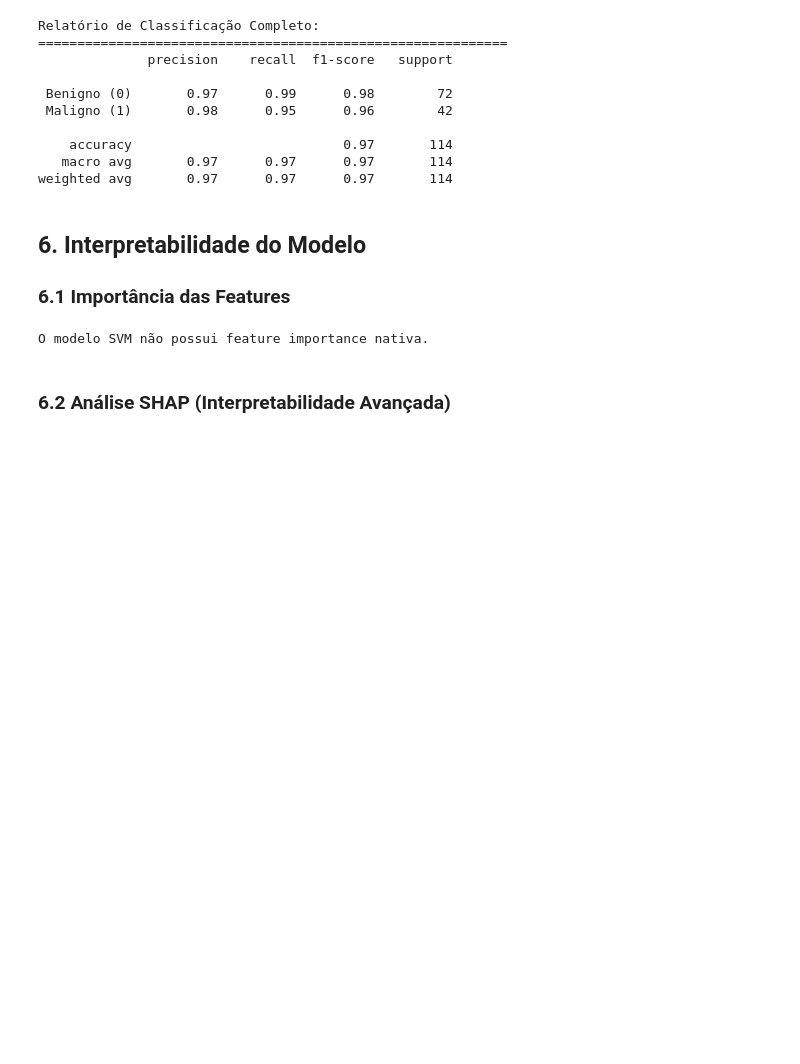
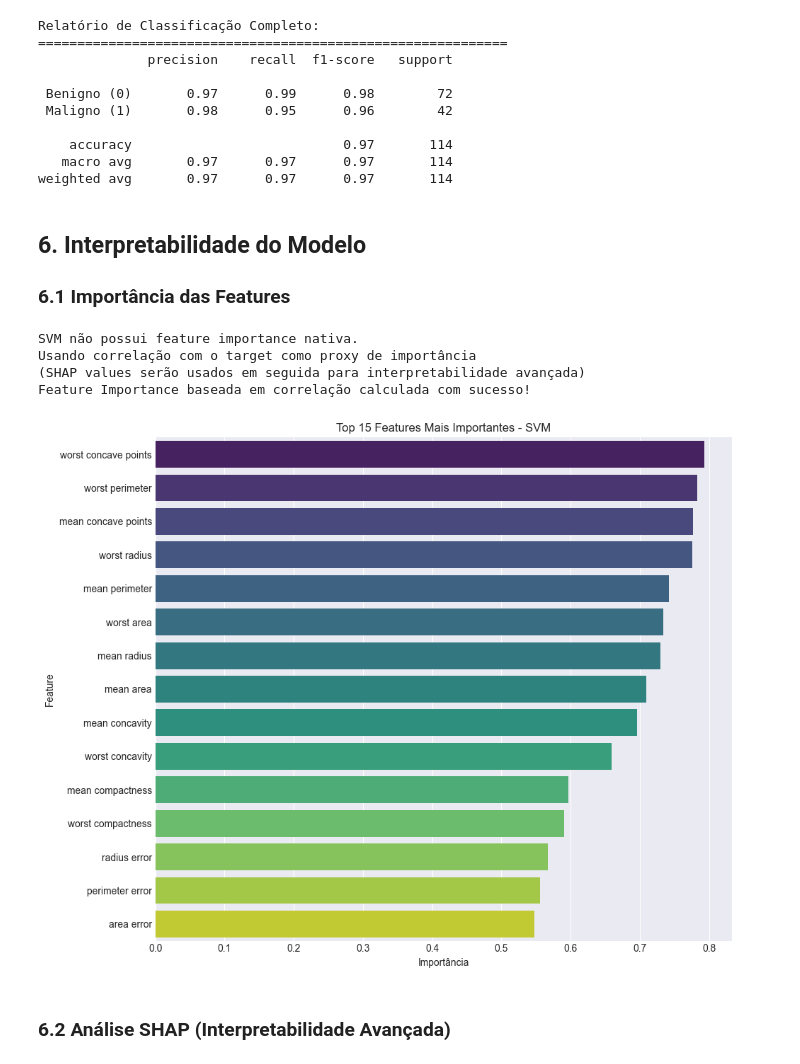
Before and after one commit to theeustassi/postech-iaparadevs, a Jupyter notebook: Fase1/Tech_Challenge/notebooks/diagnostico_cancer_mama.ipynb, the cells around one changed output. Saved outputs shown, nothing was run; the diff lists cells and outputs as text; code cells hidden in the pictures; blank space fills up the shorter version.

```diff
--- a/Fase1/Tech_Challenge/notebooks/diagnostico_cancer_mama.ipynb
+++ b/Fase1/Tech_Challenge/notebooks/diagnostico_cancer_mama.ipynb
@@ -503,20 +509,35 @@ weighted avg       0.97      0.97      0.97       114
 # %%
 # Obtém importância das features
 feature_importance = trainer.get_feature_importance(best_model_name)
+
+# Se o modelo não tem feature importance nativa, usa correlação com target
+if feature_importance is None:
+    print(f"\n{best_model_name} não possui feature importance nativa.")
+    print("Usando correlação com o target como proxy de importância")
+    print("(SHAP values serão usados em seguida para interpretabilidade avançada)")
+
+    # Calcula correlação com o target
+    target_corr = df.drop(['diagnosis_label'], axis=1).corrwith(df['diagnosis']).abs()
+    feature_importance = target_corr[X_train.columns.tolist()].values
+    print("Feature Importance baseada em correlação calculada com sucesso!")
 
 if feature_importance is not None:
     fig = test_evaluator.plot_feature_importance(
         X_train.columns.tolist(),
         feature_importance,
         best_model_name,
         top_n=15
     )
     plt.savefig('../results/graficos/feature_importance.png', dpi=300, bbox_inches='tight')
     plt.show()
 else:
-    print(f"O modelo {best_model_name} não possui feature importance nativa.")
+    print(f"Erro ao calcular feature importance para {best_model_name}")
 # %% [output]
-O modelo SVM não possui feature importance nativa.
+SVM não possui feature importance nativa.
+Usando correlação com o target como proxy de importância
+(SHAP values serão usados em seguida para interpretabilidade avançada)
+Feature Importance baseada em correlação calculada com sucesso!
+[figure, added]
 # %% [markdown]
 ### 6.2 Análise SHAP (Interpretabilidade Avançada)
 # %%
```
Also changed, not shown: parts of 12 cells of this notebook, 16 other files.
